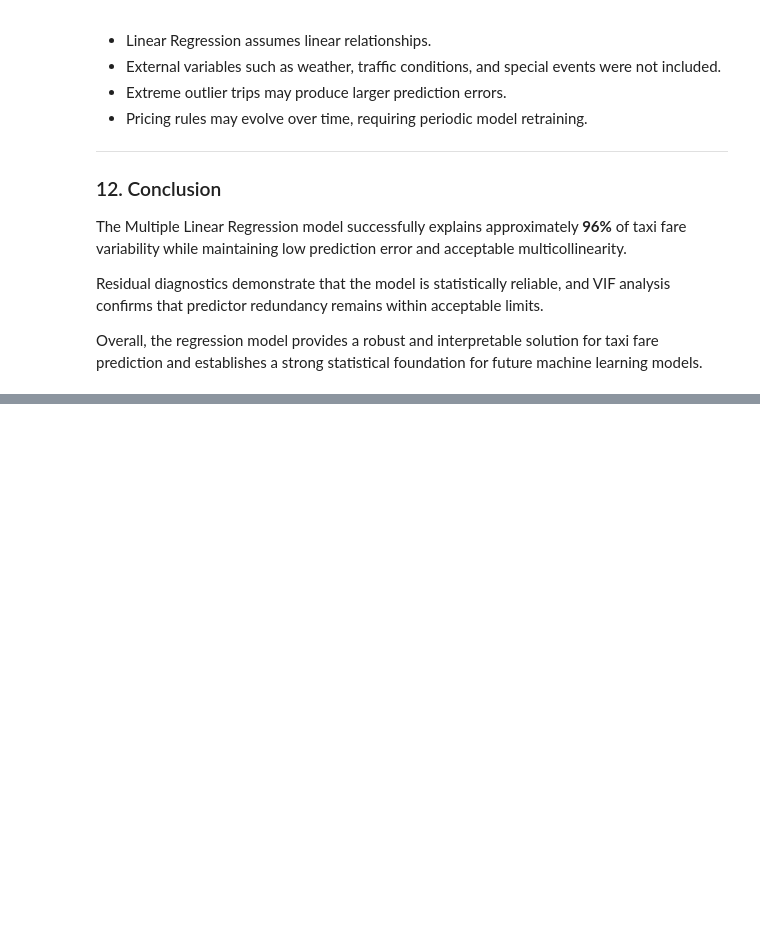
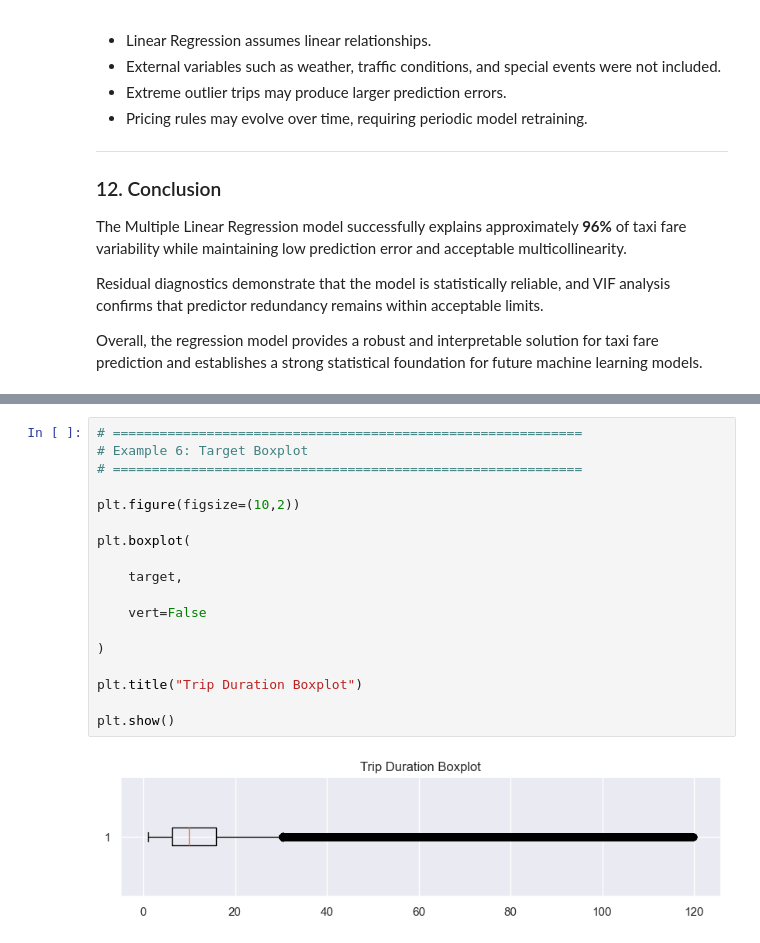
Before and after one commit to morsycoo/NYC-Yellow-Taxi-Trip-Duration-Prediction, a Jupyter notebook: notebook/NYC_Taxi_Statistical_Analysis.ipynb, the cells around one changed output, grey strips where cells are left out. Cells and saved outputs as stored; diff of their text form; blank space fills up the shorter version.

```diff
--- a/notebook/NYC_Taxi_Statistical_Analysis.ipynb
+++ b/notebook/NYC_Taxi_Statistical_Analysis.ipynb
@@ -9089,0 +9305,20 @@ Overall, the regression model provides a robust and interpretable solution for t
+# %%
+# ============================================================
+# Example 6: Target Boxplot
+# ============================================================
+
+plt.figure(figsize=(10,2))
+
+plt.boxplot(
+
+    target,
+
+    vert=False
+
+)
+
+plt.title("Trip Duration Boxplot")
+
+plt.show()
+# %% [output]
+[figure, added]
```
Also changed, not shown: parts of 202 cells of this notebook.
